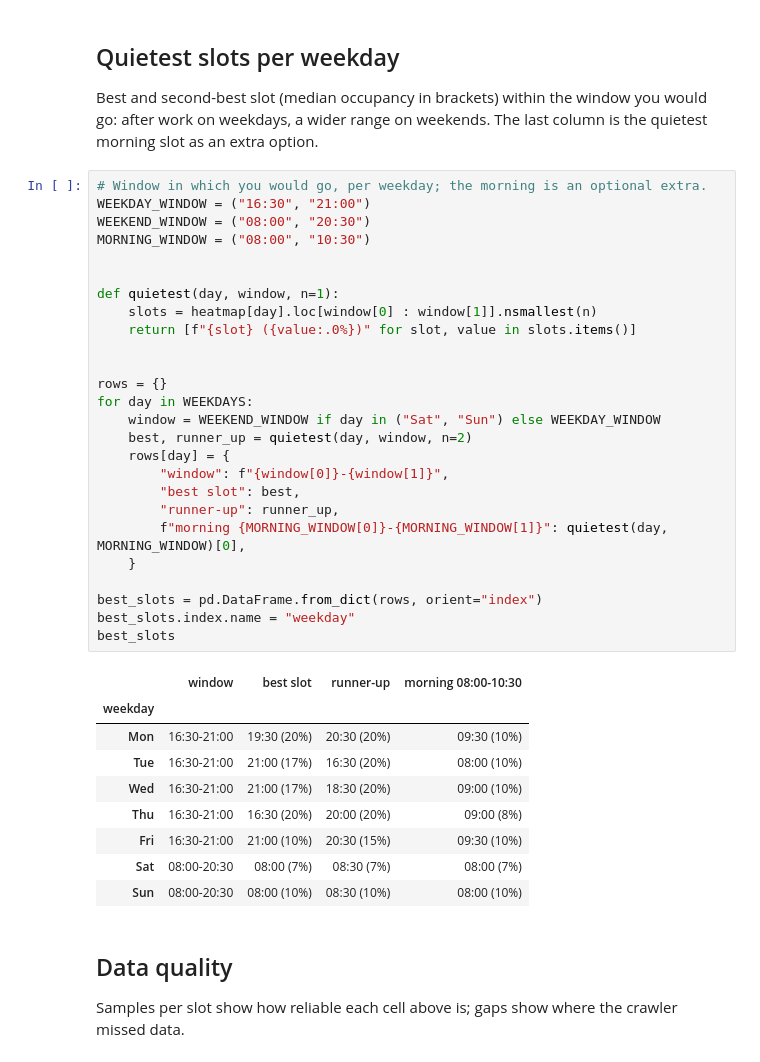
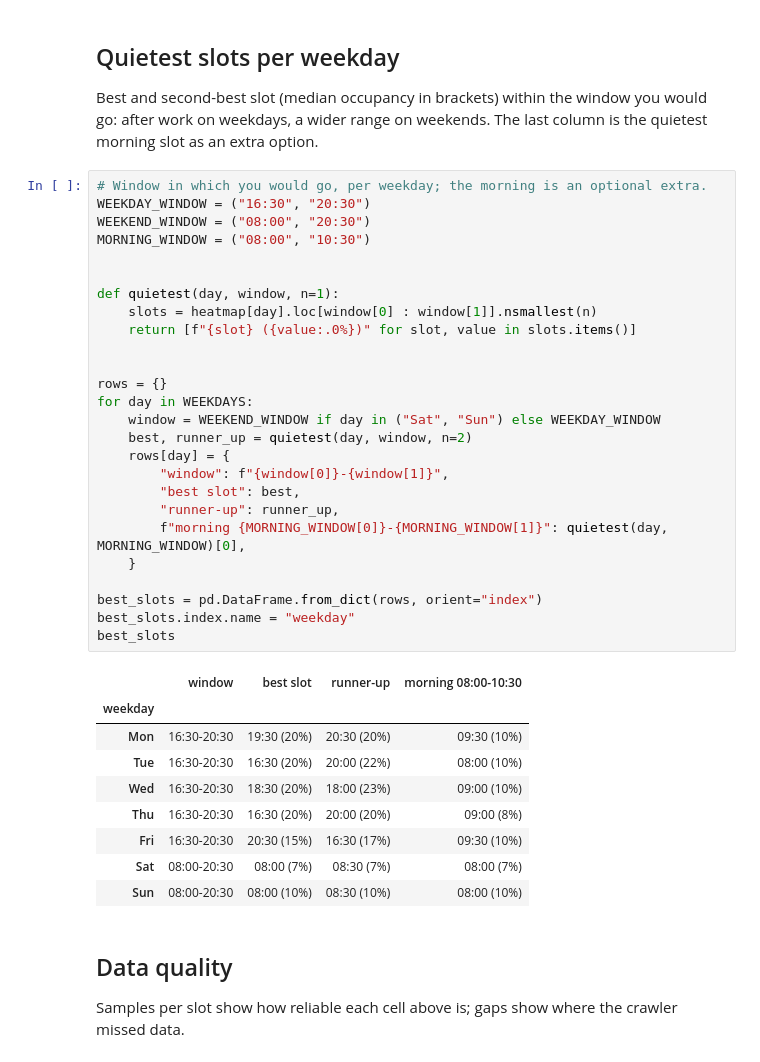
Before and after one commit to marcobiedermann/mygym, a Jupyter notebook: analysis/frequentation.ipynb, the cells around one changed output. Cells and saved outputs as stored; diff of their text form.

Commit message:
feat: end weekday window at 20:30
Co-authored-by: Copilot <223556219+Copilot@users.noreply.github.com>

```diff
--- a/analysis/frequentation.ipynb
+++ b/analysis/frequentation.ipynb
@@ -106,38 +106,38 @@ plt.show()
 Best and second-best slot (median occupancy in brackets) within the window you would go: after work on weekdays, a wider range on weekends. The last column is the quietest morning slot as an extra option.
 # %%
 # Window in which you would go, per weekday; the morning is an optional extra.
-WEEKDAY_WINDOW = ("16:30", "21:00")
+WEEKDAY_WINDOW = ("16:30", "20:30")
 WEEKEND_WINDOW = ("08:00", "20:30")
 MORNING_WINDOW = ("08:00", "10:30")
 
 
 def quietest(day, window, n=1):
     slots = heatmap[day].loc[window[0] : window[1]].nsmallest(n)
     return [f"{slot} ({value:.0%})" for slot, value in slots.items()]
 
 
 rows = {}
 for day in WEEKDAYS:
     window = WEEKEND_WINDOW if day in ("Sat", "Sun") else WEEKDAY_WINDOW
     best, runner_up = quietest(day, window, n=2)
     rows[day] = {
         "window": f"{window[0]}-{window[1]}",
         "best slot": best,
         "runner-up": runner_up,
         f"morning {MORNING_WINDOW[0]}-{MORNING_WINDOW[1]}": quietest(day, MORNING_WINDOW)[0],
     }
 
 best_slots = pd.DataFrame.from_dict(rows, orient="index")
 best_slots.index.name = "weekday"
 best_slots
 # %% [output]
 |  | window | best slot | runner-up | morning 08:00-10:30 |
 | weekday |  |  |  |  |
-| Mon | 16:30-21:00 | 19:30 (20%) | 20:30 (20%) | 09:30 (10%) |
-| Tue | 16:30-21:00 | 21:00 (17%) | 16:30 (20%) | 08:00 (10%) |
-| Wed | 16:30-21:00 | 21:00 (17%) | 18:30 (20%) | 09:00 (10%) |
-| Thu | 16:30-21:00 | 16:30 (20%) | 20:00 (20%) | 09:00 (8%) |
-| Fri | 16:30-21:00 | 21:00 (10%) | 20:30 (15%) | 09:30 (10%) |
+| Mon | 16:30-20:30 | 19:30 (20%) | 20:30 (20%) | 09:30 (10%) |
+| Tue | 16:30-20:30 | 16:30 (20%) | 20:00 (22%) | 08:00 (10%) |
+| Wed | 16:30-20:30 | 18:30 (20%) | 18:00 (23%) | 09:00 (10%) |
+| Thu | 16:30-20:30 | 16:30 (20%) | 20:00 (20%) | 09:00 (8%) |
+| Fri | 16:30-20:30 | 20:30 (15%) | 16:30 (17%) | 09:30 (10%) |
 | Sat | 08:00-20:30 | 08:00 (7%) | 08:30 (7%) | 08:00 (7%) |
 | Sun | 08:00-20:30 | 08:00 (10%) | 08:30 (10%) | 08:00 (10%) |
 # %% [markdown]
```
